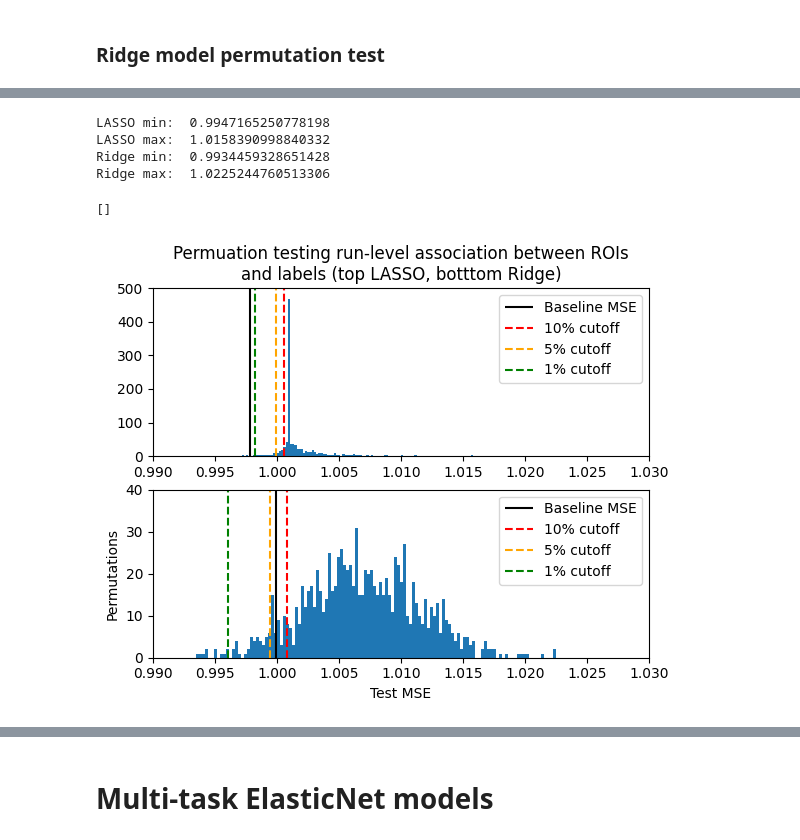
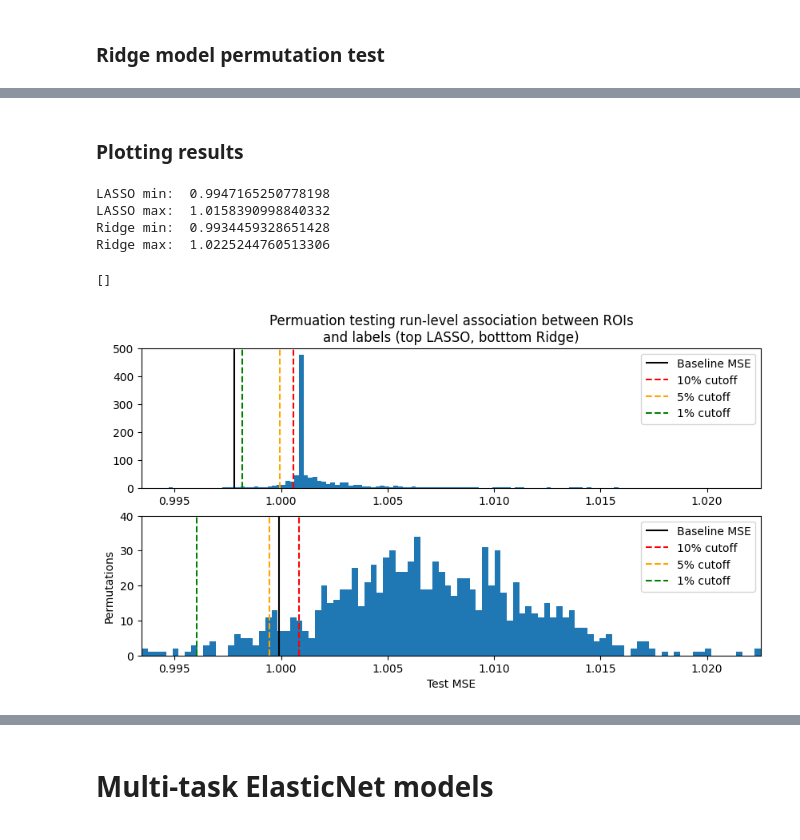
Before and after one commit to Embra-Schuilenburg/machine-learning-mechanism-of-multisensory-learning, a Jupyter notebook: nb2_model_creation.ipynb, the cells around one changed output, grey strips where cells are left out. Cells and saved outputs as stored; diff of their text form; code cells hidden in the pictures.

Commit message:
tweaked charts

```diff
--- a/nb2_model_creation.ipynb
+++ b/nb2_model_creation.ipynb
@@ -1408,58 +1396,70 @@ Processing permutation  900
+# %% [markdown]
+### Plotting results
 # %%
+lasso = permutation_test_results_lasso['permuted_mses']
+ridge = permutation_test_results_ridge['permuted_mses']
+
+lasso_baseline = permutation_test_results_lasso['baseline_mse']
+ridge_baseline = permutation_test_results_ridge['baseline_mse']
+
+lasso_q10 = np.quantile(lasso, 0.10)
+lasso_q05 = np.quantile(lasso, 0.05)
+lasso_q01 = np.quantile(lasso, 0.01)
+
+ridge_q10 = np.quantile(ridge, 0.10)
+ridge_q05 = np.quantile(ridge, 0.05)
+ridge_q01 = np.quantile(ridge, 0.01)
+
 print('LASSO min: ', np.min(permutation_test_results_lasso['permuted_mses']),
       '\nLASSO max: ', np.max(permutation_test_results_lasso['permuted_mses']),
       '\nRidge min: ', np.min(permutation_test_results_ridge['permuted_mses']),
       '\nRidge max: ', np.max(permutation_test_results_ridge['permuted_mses']))
+
+xmin = min(lasso.min(), ridge.min())
+xmax = max(lasso.max(), ridge.max())
 # %% [output]
 LASSO min:  0.9947165250778198
 LASSO max:  1.0158390998840332
 Ridge min:  0.9934459328651428
 Ridge max:  1.0225244760513306
 # %%
-# Plot mses
+# Histograms
 
-q10 = np.quantile(permutation_test_results_lasso['permuted_mses'], 0.10)
-q05 = np.quantile(permutation_test_results_lasso['permuted_mses'], 0.05)
-q01 = np.quantile(permutation_test_results_lasso['permuted_mses'], 0.01)
-
+plt.figure(figsize=(10, 5))
 plt.subplot(2, 1, 1)
-plt.hist(permutation_test_results_lasso['permuted_mses'], 120)
-plt.vlines([permutation_test_results_lasso['baseline_mse']], ymin=0,
+plt.hist(lasso, bins=100)
+plt.vlines(lasso_baseline, ymin=0,
            ymax=500, colors='black', label='Baseline MSE')
-plt.vlines(q10, ymin=0,
+plt.vlines(lasso_q10, ymin=0,
            ymax=500, colors='red', label='10% cutoff', linestyles='--')
-plt.vlines(q05, ymin=0,
+plt.vlines(lasso_q05, ymin=0,
            ymax=500, colors='orange', label='5% cutoff', linestyles='--')
-plt.vlines(q01, ymin=0,
+plt.vlines(lasso_q01, ymin=0,
            ymax=500, colors='green', label='1% cutoff', linestyles='--')
-plt.xlim([.99, 1.03])
+plt.xlim([xmin, xmax])
 plt.ylim([0, 500])
 plt.title(
     'Permuation testing run-level association between ROIs\nand labels (top LASSO, botttom Ridge)')
 plt.legend()
 plt.plot()
 
-q10 = np.quantile(permutation_test_results_ridge['permuted_mses'], 0.10)
-q05 = np.quantile(permutation_test_results_ridge['permuted_mses'], 0.05)
-q01 = np.quantile(permutation_test_results_ridge['permuted_mses'], 0.01)
-
 plt.subplot(2, 1, 2)
-plt.hist(permutation_test_results_ridge['permuted_mses'], 120)
-plt.vlines([permutation_test_results_ridge['baseline_mse']], ymin=0,
+plt.hist(ridge, 100)
+plt.vlines(ridge_baseline, ymin=0,
            ymax=40, colors='black', label='Baseline MSE')
-plt.vlines(q10, ymin=0,
+plt.vlines(ridge_q10, ymin=0,
            ymax=40, colors='red', label='10% cutoff', linestyles='--')
-plt.vlines(q05, ymin=0,
+plt.vlines(ridge_q05, ymin=0,
            ymax=40, colors='orange', label='5% cutoff', linestyles='--')
-plt.vlines(q01, ymin=0,
+plt.vlines(ridge_q01, ymin=0,
            ymax=40, colors='green', label='1% cutoff', linestyles='--')
-plt.xlim([.99, 1.03])
+plt.xlim([xmin, xmax])
 plt.ylim([0, 40])
 plt.ylabel('Permutations')
 plt.xlabel('Test MSE')
 plt.legend()
 plt.plot()
 # %% [output]
 []
-[figure, old version]
+[figure, new version]
 # %%
```
Also changed, not shown: parts of 3 cells of this notebook.
